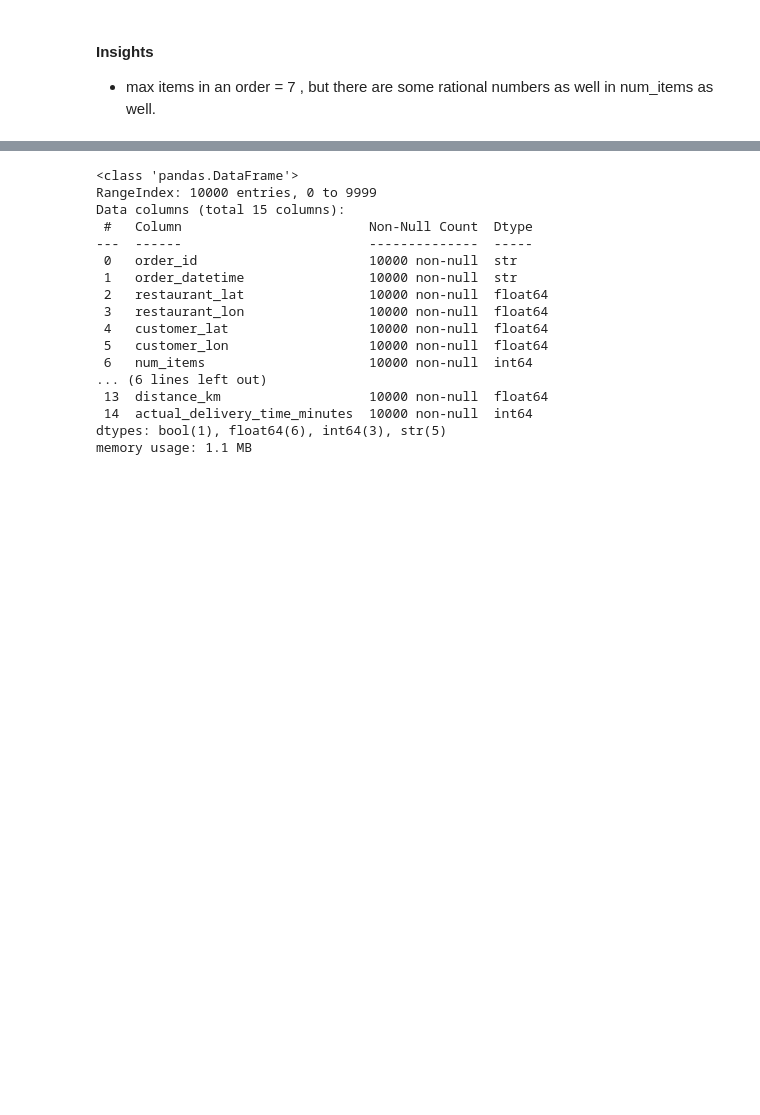
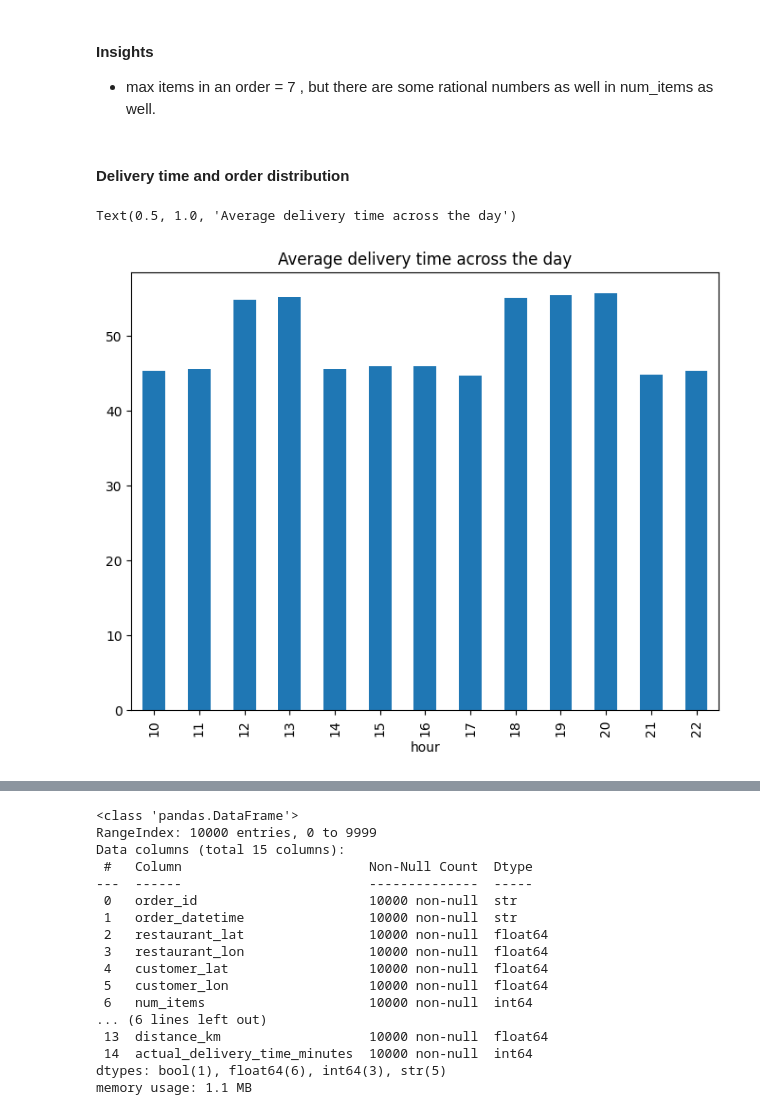
Before and after one commit to aakashascend-cell/delivery_time_prediction, a Jupyter notebook: notebooks/EDA.ipynb, the cells around one changed output, grey strips where cells are left out. Cells and saved outputs as stored; diff of their text form; code cells hidden in the pictures; blank space fills up the shorter version.

```diff
--- a/notebooks/EDA.ipynb
+++ b/notebooks/EDA.ipynb
@@ -52,3 +52,11 @@ raw_data.describe()
 #### Insights
 
 * max items in an order = 7 , but there are some rational numbers as well in num_items as well.
+# %% [markdown]
+#### Delivery time and order distribution
+# %%
+delivery_distribution = raw_data.groupby(['hour'])['actual_delivery_time_minutes'].mean().plot(kind ='bar',figsize = (8,6))
+plt.title("Average delivery time across the day")
+# %% [output]
+Text(0.5, 1.0, 'Average delivery time across the day')
+[figure, added]
```
Also changed, not shown: parts of 5 cells of this notebook.
